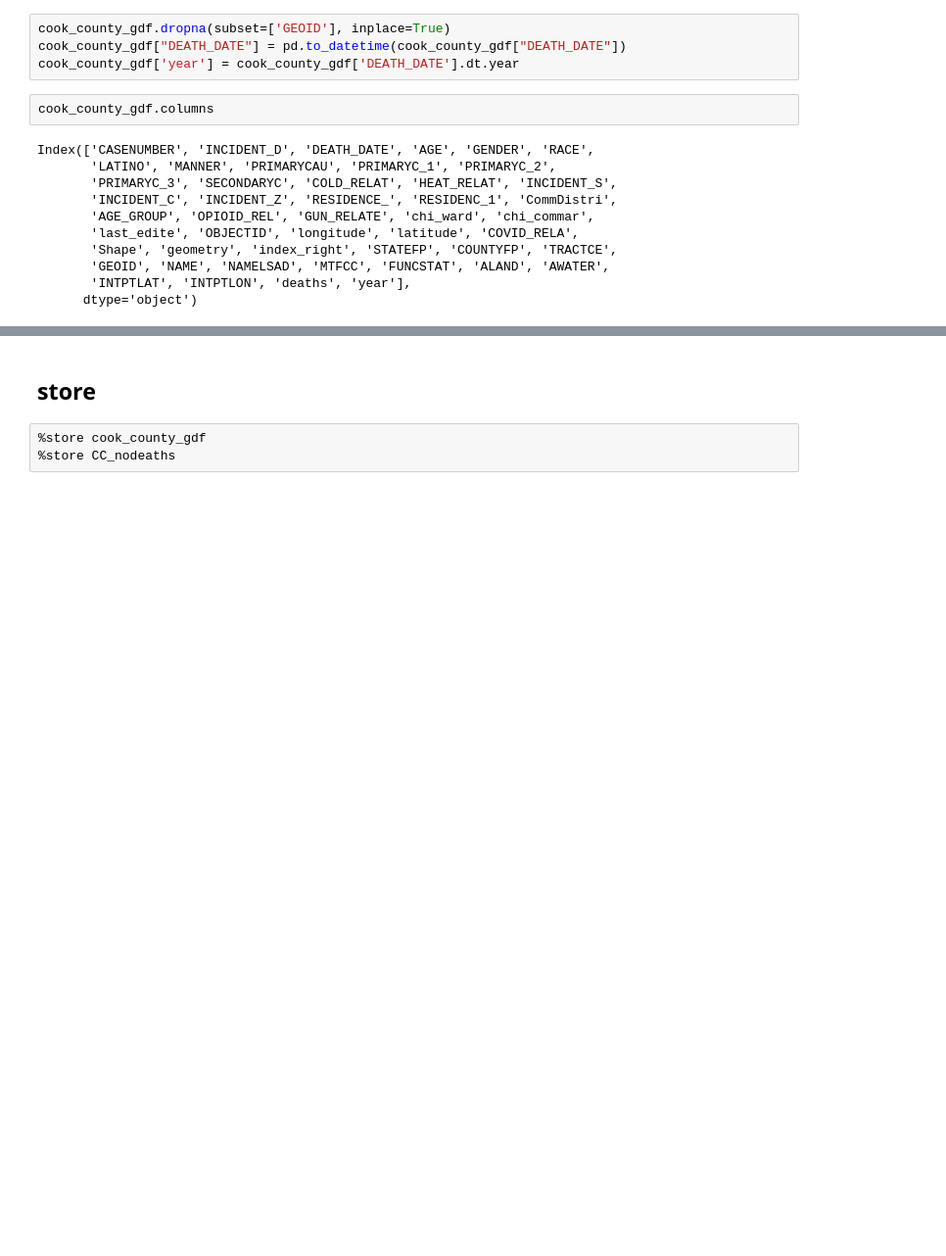
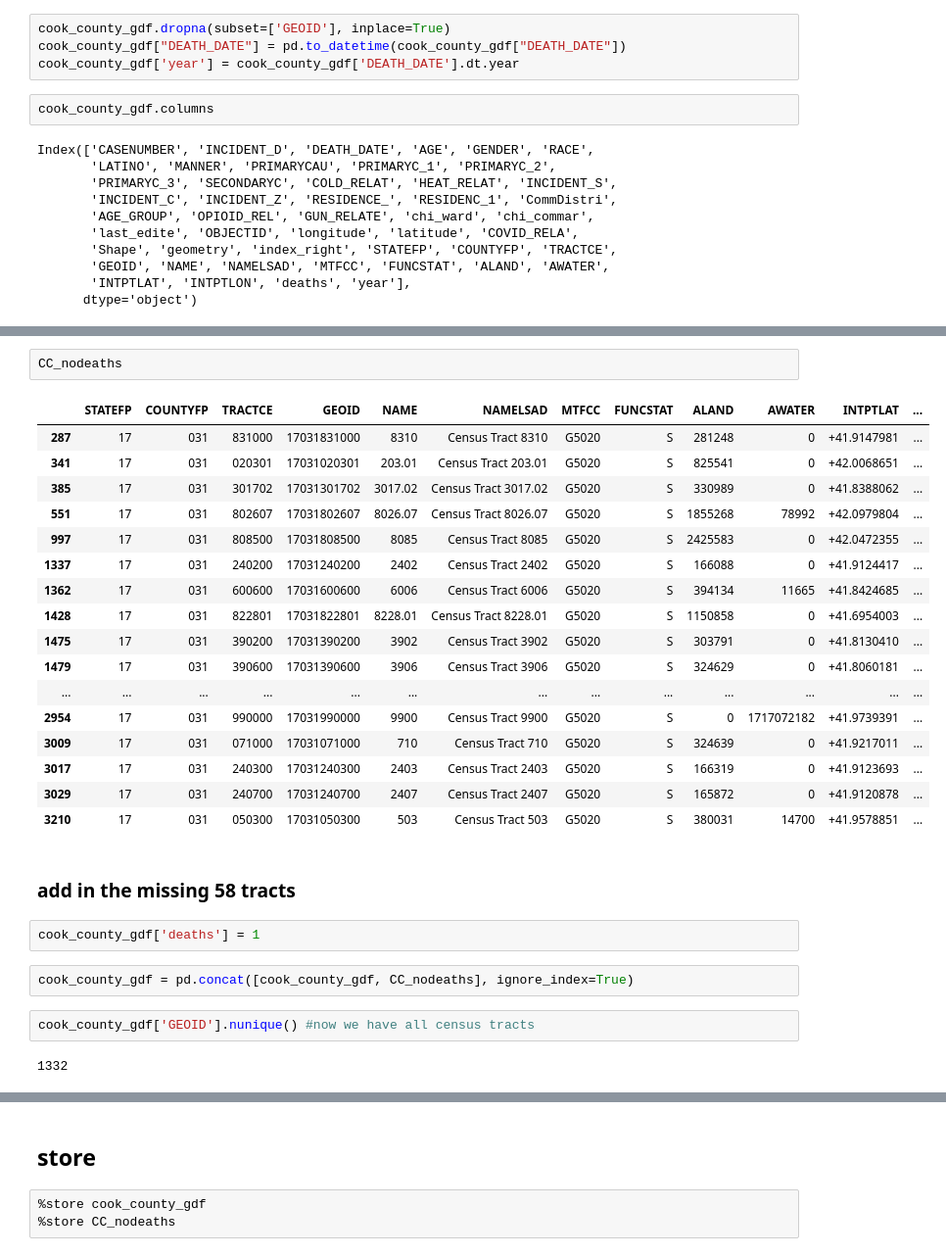
Before and after one commit to tufts-ml/opioid-overdose-models, a Jupyter notebook: cook-county/cook-county-intro.ipynb, the cells around one changed output, grey strips where cells are left out. Shown at 98% size. Drawn from its saved outputs; the diff is of its cells as text; blank space fills up the shorter version.

```diff
--- a/cook-county/cook-county-intro.ipynb
+++ b/cook-county/cook-county-intro.ipynb
@@ -158,0 +179,30 @@ cook_county_gdf = cook_county_gdf.loc[:, ['year', 'STATEFP', 'COUNTYFP', 'TRACTC
+# %%
+CC_nodeaths
+# %% [output]
+|  | STATEFP | COUNTYFP | TRACTCE | GEOID | NAME | NAMELSAD | MTFCC | FUNCSTAT | ALAND | AWATER | INTPTLAT | ... |
+| 287 | 17 | 031 | 831000 | 17031831000 | 8310 | Census Tract 8310 | G5020 | S | 281248 | 0 | +41.9147981 | ... |
+| 341 | 17 | 031 | 020301 | 17031020301 | 203.01 | Census Tract 203.01 | G5020 | S | 825541 | 0 | +42.0068651 | ... |
+| 385 | 17 | 031 | 301702 | 17031301702 | 3017.02 | Census Tract 3017.02 | G5020 | S | 330989 | 0 | +41.8388062 | ... |
+| 551 | 17 | 031 | 802607 | 17031802607 | 8026.07 | Census Tract 8026.07 | G5020 | S | 1855268 | 78992 | +42.0979804 | ... |
+| 997 | 17 | 031 | 808500 | 17031808500 | 8085 | Census Tract 8085 | G5020 | S | 2425583 | 0 | +42.0472355 | ... |
+| 1337 | 17 | 031 | 240200 | 17031240200 | 2402 | Census Tract 2402 | G5020 | S | 166088 | 0 | +41.9124417 | ... |
+| 1362 | 17 | 031 | 600600 | 17031600600 | 6006 | Census Tract 6006 | G5020 | S | 394134 | 11665 | +41.8424685 | ... |
+| 1428 | 17 | 031 | 822801 | 17031822801 | 8228.01 | Census Tract 8228.01 | G5020 | S | 1150858 | 0 | +41.6954003 | ... |
+| 1475 | 17 | 031 | 390200 | 17031390200 | 3902 | Census Tract 3902 | G5020 | S | 303791 | 0 | +41.8130410 | ... |
+| 1479 | 17 | 031 | 390600 | 17031390600 | 3906 | Census Tract 3906 | G5020 | S | 324629 | 0 | +41.8060181 | ... |
+| ... | ... | ... | ... | ... | ... | ... | ... | ... | ... | ... | ... | ... |
+| 2954 | 17 | 031 | 990000 | 17031990000 | 9900 | Census Tract 9900 | G5020 | S | 0 | 1717072182 | +41.9739391 | ... |
+| 3009 | 17 | 031 | 071000 | 17031071000 | 710 | Census Tract 710 | G5020 | S | 324639 | 0 | +41.9217011 | ... |
+| 3017 | 17 | 031 | 240300 | 17031240300 | 2403 | Census Tract 2403 | G5020 | S | 166319 | 0 | +41.9123693 | ... |
+| 3029 | 17 | 031 | 240700 | 17031240700 | 2407 | Census Tract 2407 | G5020 | S | 165872 | 0 | +41.9120878 | ... |
+| 3210 | 17 | 031 | 050300 | 17031050300 | 503 | Census Tract 503 | G5020 | S | 380031 | 14700 | +41.9578851 | ... |
+# %% [markdown]
+### add in the missing 58 tracts
+# %%
+cook_county_gdf['deaths'] = 1
+# %%
+cook_county_gdf = pd.concat([cook_county_gdf, CC_nodeaths], ignore_index=True)
+# %%
+cook_county_gdf['GEOID'].nunique() #now we have all census tracts
+# %% [output]
+1332
```
Also changed, not shown: parts of 5 cells of this notebook, 1 other file.
